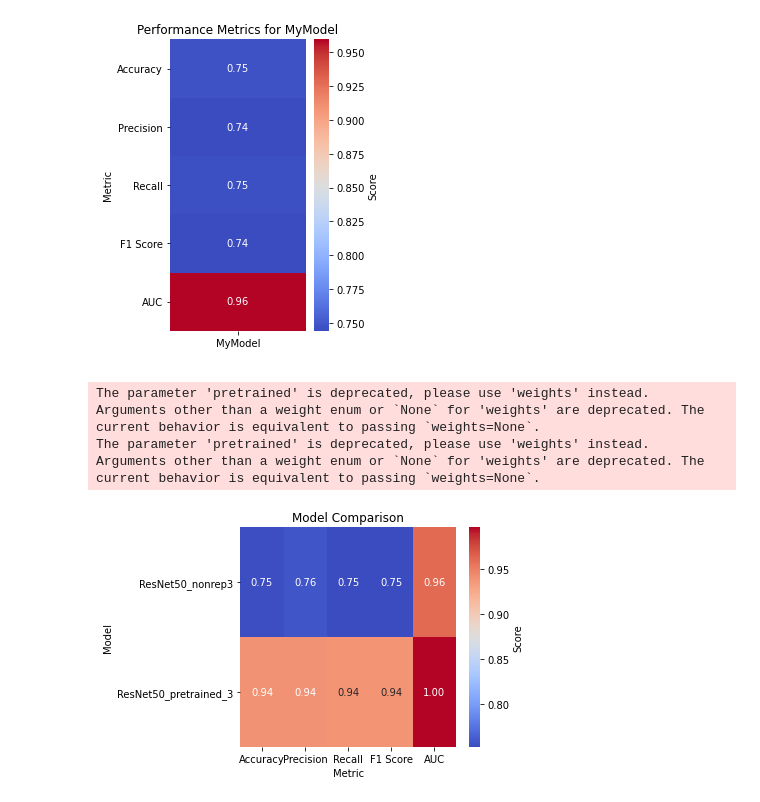
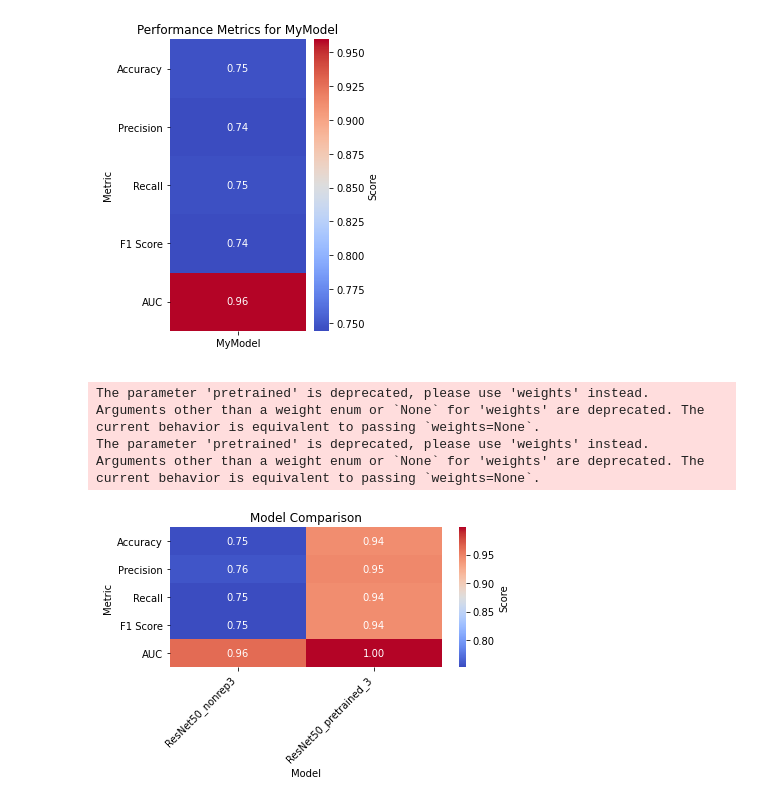
Before and after one commit to hjjang1360/Artificlass, a Jupyter notebook: real_use_code/performance.ipynb, the cells around one changed output. Saved outputs shown, nothing was run; the diff lists cells and outputs as text; code cells hidden in the pictures.

Commit message:
fix heatmap axis

```diff
--- a/real_use_code/performance.ipynb
+++ b/real_use_code/performance.ipynb
@@ -501,36 +501,55 @@ for name, info in model_info.items():
             imgs = imgs.to(device)
             logits = model(imgs)
             probs  = F.softmax(logits, dim=1).cpu().numpy()
             preds  = np.argmax(probs, axis=1)
             y_true.extend(labels.numpy())
             y_pred.extend(preds)
             y_prob.extend(probs)
     y_true = np.array(y_true)
     y_pred = np.array(y_pred)
     y_prob = np.vstack(y_prob)
 
     metrics = {
         'Accuracy':  accuracy_score(y_true, y_pred),
         'Precision': precision_score(y_true, y_pred, average='macro', zero_division=0),
         'Recall':    recall_score(y_true, y_pred, average='macro', zero_division=0),
         'F1 Score':  f1_score(y_true, y_pred, average='macro', zero_division=0),
         'AUC':       roc_auc_score(y_true, y_prob, multi_class='ovr', average='macro')
     }
     all_metrics[name] = metrics
 
-# 4) 히트맵
-df = pd.DataFrame(all_metrics).T
+# # 4) 히트맵
+# df = pd.DataFrame(all_metrics).T
+# plt.figure(figsize=(6,4))
+# sns.heatmap(df, annot=True, fmt='.2f', cmap='coolwarm', cbar_kws={'label':'Score'})
+# plt.title('Model Comparison')
+# plt.ylabel('Model')
+# plt.xlabel('Metric')
+# plt.yticks(rotation=0)
+# plt.tight_layout()
+# plt.show()
+
+# 4) 히트맵 (축 바꿔서)
+df = pd.DataFrame(all_metrics)   # index=Metric, columns=Model
+
 plt.figure(figsize=(6,4))
-sns.heatmap(df, annot=True, fmt='.2f', cmap='coolwarm', cbar_kws={'label':'Score'})
+sns.heatmap(
+    df,
+    annot=True,
+    fmt='.2f',
+    cmap='coolwarm',
+    cbar_kws={'label':'Score'}
+)
 plt.title('Model Comparison')
-plt.ylabel('Model')
-plt.xlabel('Metric')
+plt.xlabel('Model')    # x축: 모델
+plt.ylabel('Metric')   # y축: 지표
+plt.xticks(rotation=45, ha='right')  # 모델 이름 기울여서 보기
 plt.yticks(rotation=0)
 plt.tight_layout()
 plt.show()
 # %% [output]
 The parameter 'pretrained' is deprecated, please use 'weights' instead.
 Arguments other than a weight enum or `None` for 'weights' are deprecated. The current behavior is equivalent to passing `weights=None`.
 The parameter 'pretrained' is deprecated, please use 'weights' instead.
 Arguments other than a weight enum or `None` for 'weights' are deprecated. The current behavior is equivalent to passing `weights=None`.
-[figure, old version]
+[figure, new version]
```
Also changed, not shown: 1 other file.
